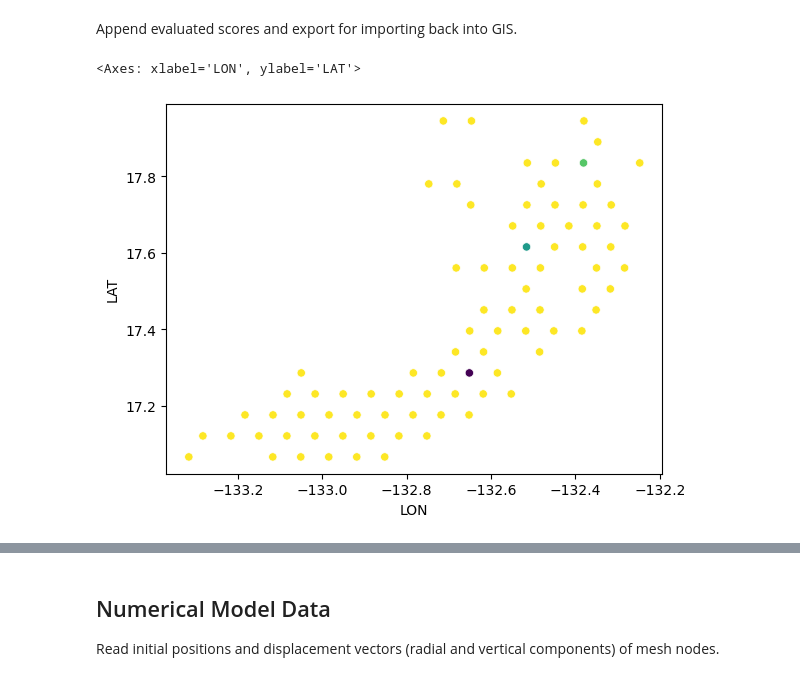
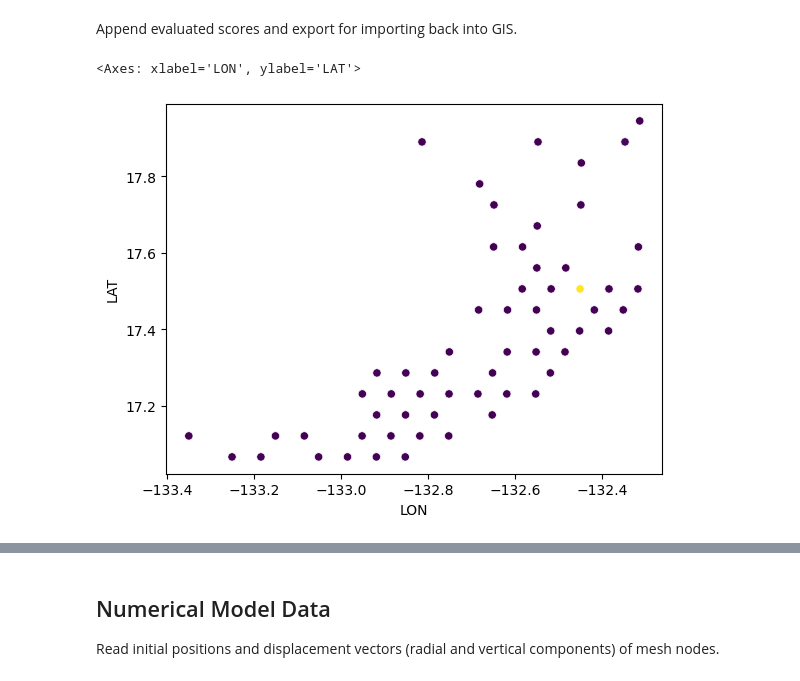
Before and after one commit to hernypeterson/thesis, a Jupyter notebook: code.ipynb, the cells around one changed output, grey strips where cells are left out. Cells and saved outputs as stored; diff of their text form; code cells hidden in the pictures.

```diff
--- a/code.ipynb
+++ b/code.ipynb
@@ -52,4 +51,9 @@ Define functions for computing tilt, etc. for a given center-sample pair. Each p
 # %%
+def plot_to_pdf(fig, name: str = 'plot.pdf'):
+        fig.savefig("plot.svg")
+        renderPDF.drawToFile(svg2rlg("plot.svg"), f"figures/{name}.pdf")
+        os.remove("plot.svg")
+
 def mogi_tilt(r1, pv, d):
     k = pv / PV_OVER_K
 
@@ -124,11 +128,13 @@ def exact_tilt(beta1, sl1, beta2, sl2):
 
 def robust_tilt(beta1_measured, beta2, sl2, dist, az1_uncertainty=AZ1_UNCERTAINTY):
 
-    max_abs_tilt = mogi_tilt(r1=dist, pv=MAX_PV, d=TEST_D)
+    max_tilt = mogi_tilt(r1=dist, pv=MAX_PV, d=TEST_D)
+    min_tilt = mogi_tilt(r1=dist, pv=-MAX_PV, d=TEST_D)
 
     beta1_possible = np.array([beta1_measured,
                                beta1_measured + az1_uncertainty,
                                beta1_measured - az1_uncertainty])
+
     sl1_possible = np.array([sl1(beta1, beta2, sl2)
                             for beta1 in beta1_possible])
 
@@ -136,16 +142,20 @@ def robust_tilt(beta1_measured, beta2, sl2, dist, az1_uncertainty=AZ1_UNCERTAINT
     sl1_possible = sl1_possible[~np.isnan(sl1_possible)]
     beta1_sl1_zip = zip(beta1_possible, sl1_possible)
 
-    if len(sl1_possible) == 0:  # impossible to get anywhere within uncertainty
-        return np.nan
-    if abs(signed_ang_diff(beta1_measured, beta2)) < abs(az1_uncertainty):  # already within uncertainty
+    # no possible tilts
+    if len(sl1_possible) == 0:
         return np.nan
 
-    tilt_possible = np.array([proj(beta2, sl2) - proj(*pair)
-                             for pair in beta1_sl1_zip])
+    tilt_possible = np.array(
+        [proj(beta2, sl2) - proj(*pair)for pair in beta1_sl1_zip]
+    )
+
     lowest_abs_tilt_arg = np.argmin(np.abs(tilt_possible))
 
-    if abs(tilt_possible[lowest_abs_tilt_arg]) > max_abs_tilt:  # tilt is unrealistically high
+    if tilt_possible[lowest_abs_tilt_arg] > max_tilt:
+        return np.nan
+
+    if tilt_possible[lowest_abs_tilt_arg] < min_tilt:
         return np.nan
 
     return tilt_possible[lowest_abs_tilt_arg]
@@ -159,6 +169,11 @@ map_path = "../GEOL192-GIS/data/"
 centers = pd.read_csv(f'{map_path}centers.csv').set_index('cID')
 samples = pd.read_csv(f'{map_path}samples.csv').set_index(['sID', 'FEATURE'])
 
+# just keep the discordant subset: where abs(AZ2 - AZ1) exceeds uncertainty
+samples = samples[
+    np.abs(signed_ang_diff(samples['AZ1'], samples['AZ2'])) > AZ1_UNCERTAINTY
+]
+
 cIDs = tuple(centers.index)
 sIDs = tuple(index[0] for index in samples.index)
 # %% [markdown]
@@ -183,7 +198,7 @@ class Center:
 
         sns.scatterplot(data=self.data, x='dist', y='tilt')
 
-        plt.title(f"Tilt from Center {self.cID}")
+        plt.title(f"Tilt from Center {self.cID} under cutoff: {MAX_PV = }, {TEST_D = }")
         plt.xlabel("Distance (km)")
         plt.ylabel("Tilt (deg)")
 
@@ -289,7 +304,7 @@ def summit_score(df: pd.DataFrame):
 
 def num_tiltable(df: pd.DataFrame):
     '''high is good: more samples are consistent with center'''
-    return df['tilt'].notna().sum()
+    return len(df)
 
 
 def mogi_curve_fit(df: pd.DataFrame):
@@ -371,7 +388,7 @@ centers_eval = centers_eval.replace([np.inf, -np.inf], np.nan)
 
 centers_eval.to_csv('centers_eval.csv')
 # %%
-sns.scatterplot(data=centers_eval,x='LON',y='LAT',c=centers_eval['SE_pv'])
+sns.scatterplot(data=centers_eval,x='LON',y='LAT',c=centers_eval['SE_d'])
 # %% [output]
 <Axes: xlabel='LON', ylabel='LAT'>
-[figure, old version]
+[figure, new version]
```
Also changed, not shown: parts of 18 cells of this notebook, 7 other files.
